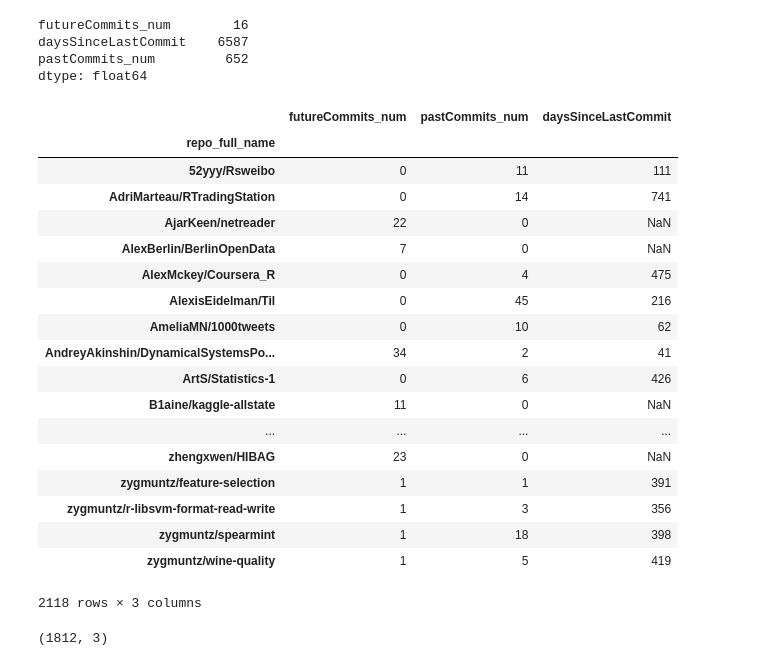
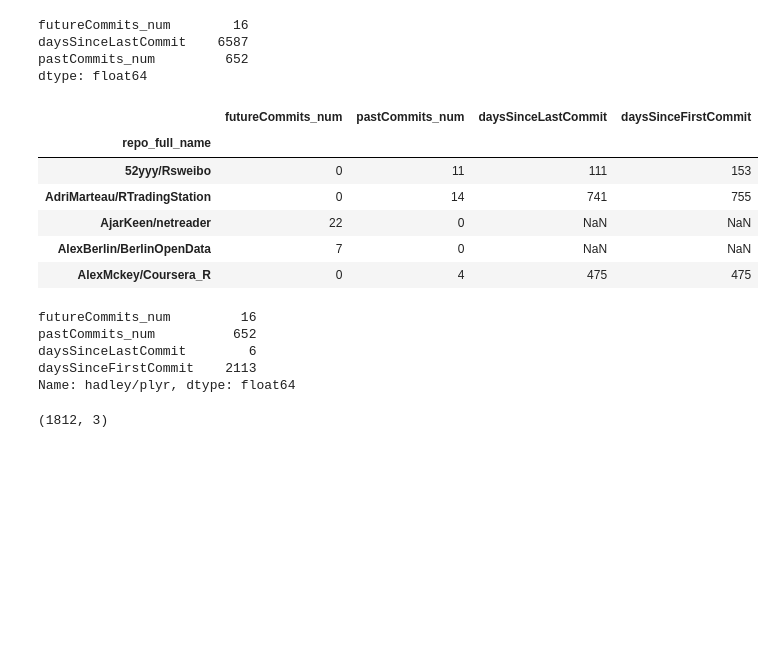
Before and after one commit to gauthamnair/repopulse, a Jupyter notebook: testingFeatureMaker.ipynb, the cells around one changed output. Saved outputs shown, nothing was run; the diff lists cells and outputs as text; code cells hidden in the pictures; blank space fills up the shorter version.

Commit message:
repo created_at is unreliable. using first commit from weeks instead.

```diff
--- a/testingFeatureMaker.ipynb
+++ b/testingFeatureMaker.ipynb
@@ -163,27 +168,23 @@ howToAggregate = {
 }
 byRepo = commitsFeatures.groupby(level=0).aggregate(howToAggregate)
 # %%
-byRepo
+byRepo.head()
 # %% [output]
-|  | futureCommits_num | pastCommits_num | daysSinceLastCommit |
-| repo_full_name |  |  |  |
-| 52yyy/Rsweibo | 0 | 11 | 111 |
-| AdriMarteau/RTradingStation | 0 | 14 | 741 |
-| AjarKeen/netreader | 22 | 0 | NaN |
-| AlexBerlin/BerlinOpenData | 7 | 0 | NaN |
-| AlexMckey/Coursera_R | 0 | 4 | 475 |
-| AlexisEidelman/Til | 0 | 45 | 216 |
-| AmeliaMN/1000tweets | 0 | 10 | 62 |
-| AndreyAkinshin/DynamicalSystemsPo... | 34 | 2 | 41 |
-| ArtS/Statistics-1 | 0 | 6 | 426 |
-| B1aine/kaggle-allstate | 11 | 0 | NaN |
-| ... | ... | ... | ... |
-| zhengxwen/HIBAG | 23 | 0 | NaN |
-| zygmuntz/feature-selection | 1 | 1 | 391 |
-| zygmuntz/r-libsvm-format-read-write | 1 | 3 | 356 |
-| zygmuntz/spearmint | 1 | 18 | 398 |
-| zygmuntz/wine-quality | 1 | 5 | 419 |
+|  | futureCommits_num | pastCommits_num | daysSinceLastCommit | daysSinceFirstCommit |
+| repo_full_name |  |  |  |  |
+| 52yyy/Rsweibo | 0 | 11 | 111 | 153 |
+| AdriMarteau/RTradingStation | 0 | 14 | 741 | 755 |
+| AjarKeen/netreader | 22 | 0 | NaN | NaN |
+| AlexBerlin/BerlinOpenData | 7 | 0 | NaN | NaN |
+| AlexMckey/Coursera_R | 0 | 4 | 475 | 475 |
-2118 rows × 3 columns
+# %%
+byRepo.ix['hadley/plyr']
+# %% [output]
+futureCommits_num         16
+pastCommits_num          652
+daysSinceLastCommit        6
+daysSinceFirstCommit    2113
+Name: hadley/plyr, dtype: float64
 # %%
 createdInPast = byRepo[~ byRepo['daysSinceLastCommit'].isnull()]
 # %%
```
Also changed, not shown: parts of 3 cells of this notebook, 3 other files.
